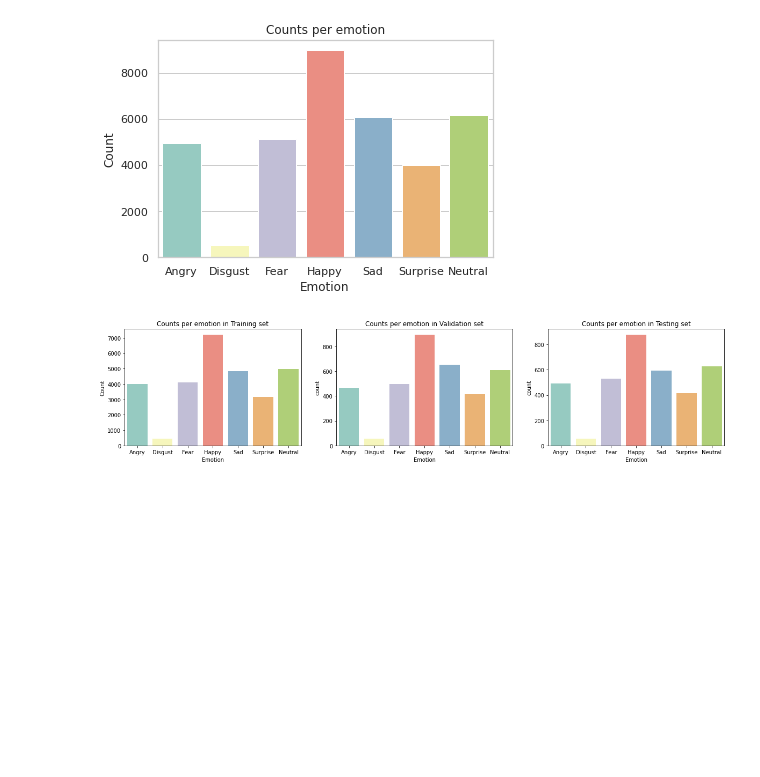
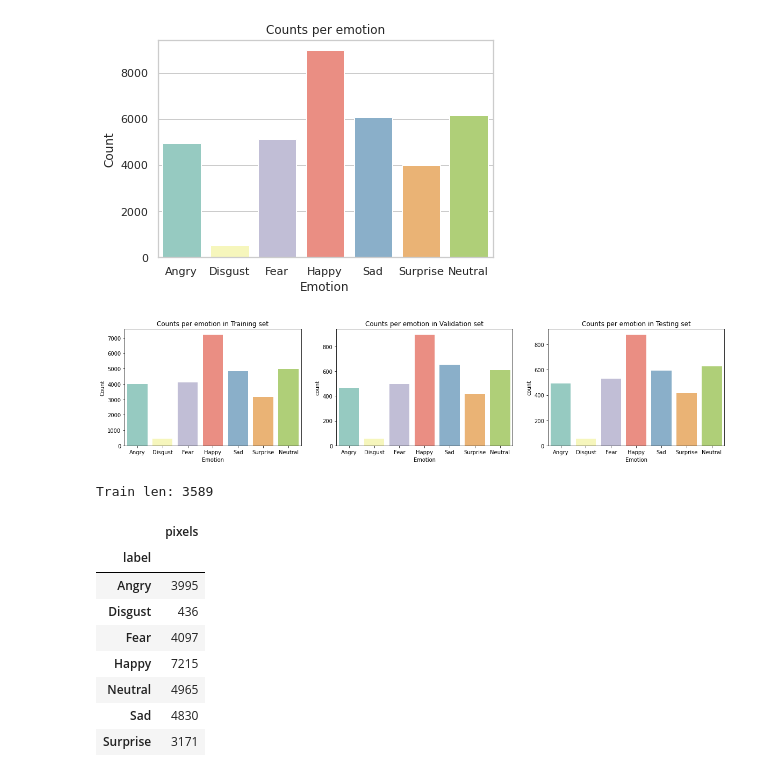
Before and after one commit to uninstallit/ATI736, a Jupyter notebook: Final/explore.ipynb, the cells around one changed output. Saved outputs shown, nothing was run; the diff lists cells and outputs as text; code cells hidden in the pictures; blank space fills up the shorter version.

```diff
--- a/Final/explore.ipynb
+++ b/Final/explore.ipynb
@@ -91,3 +92,17 @@ plt.title("Counts per emotion in Testing set")
 sns.reset_orig()
 # %% [output]
 [figure]
+# %%
+print('Train len:',  len(val))
+train[['label','pixels']].groupby('label').count()
+# %% [output]
+Train len: 3589
+|  | pixels |
+| label |  |
+| Angry | 3995 |
+| Disgust | 436 |
+| Fear | 4097 |
+| Happy | 7215 |
+| Neutral | 4965 |
+| Sad | 4830 |
+| Surprise | 3171 |
```
Also changed, not shown: parts of 8 cells of this notebook.
